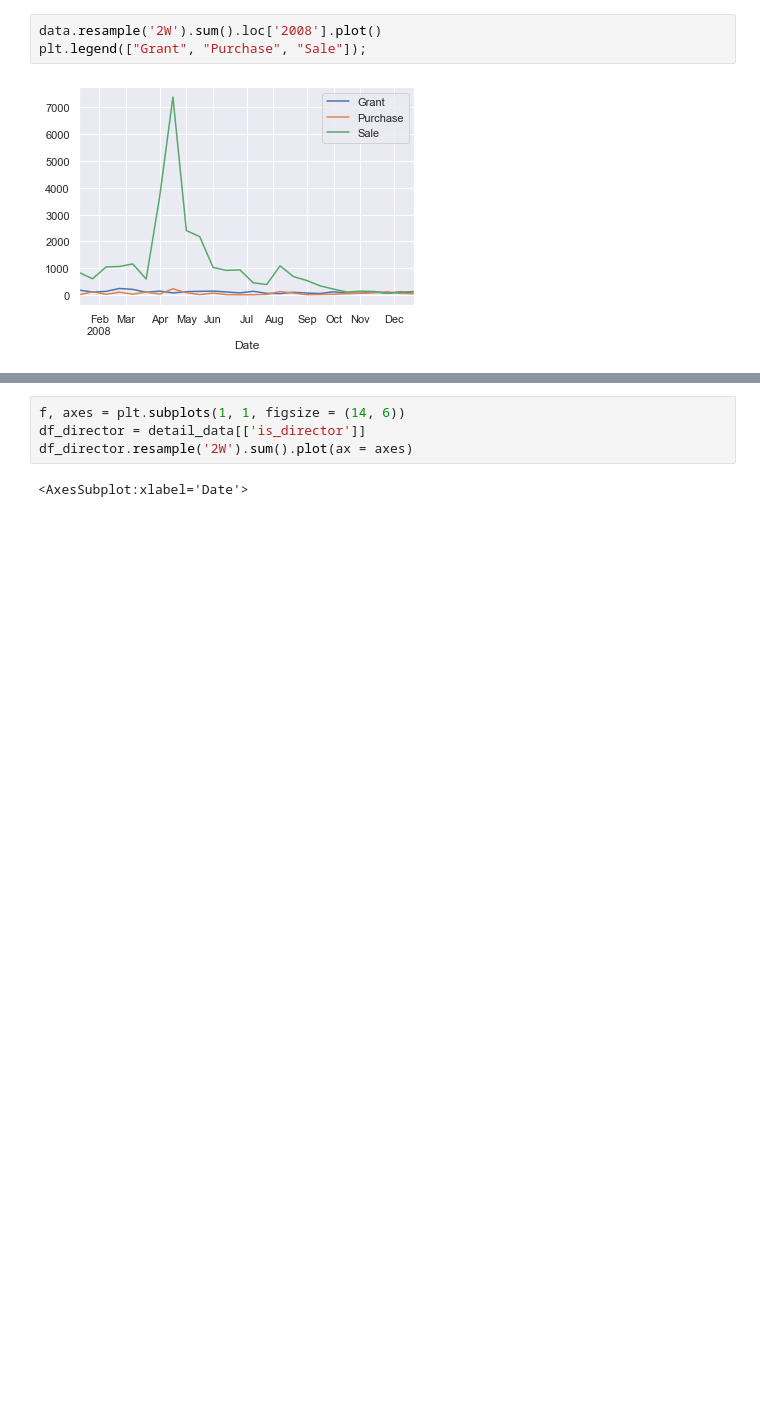
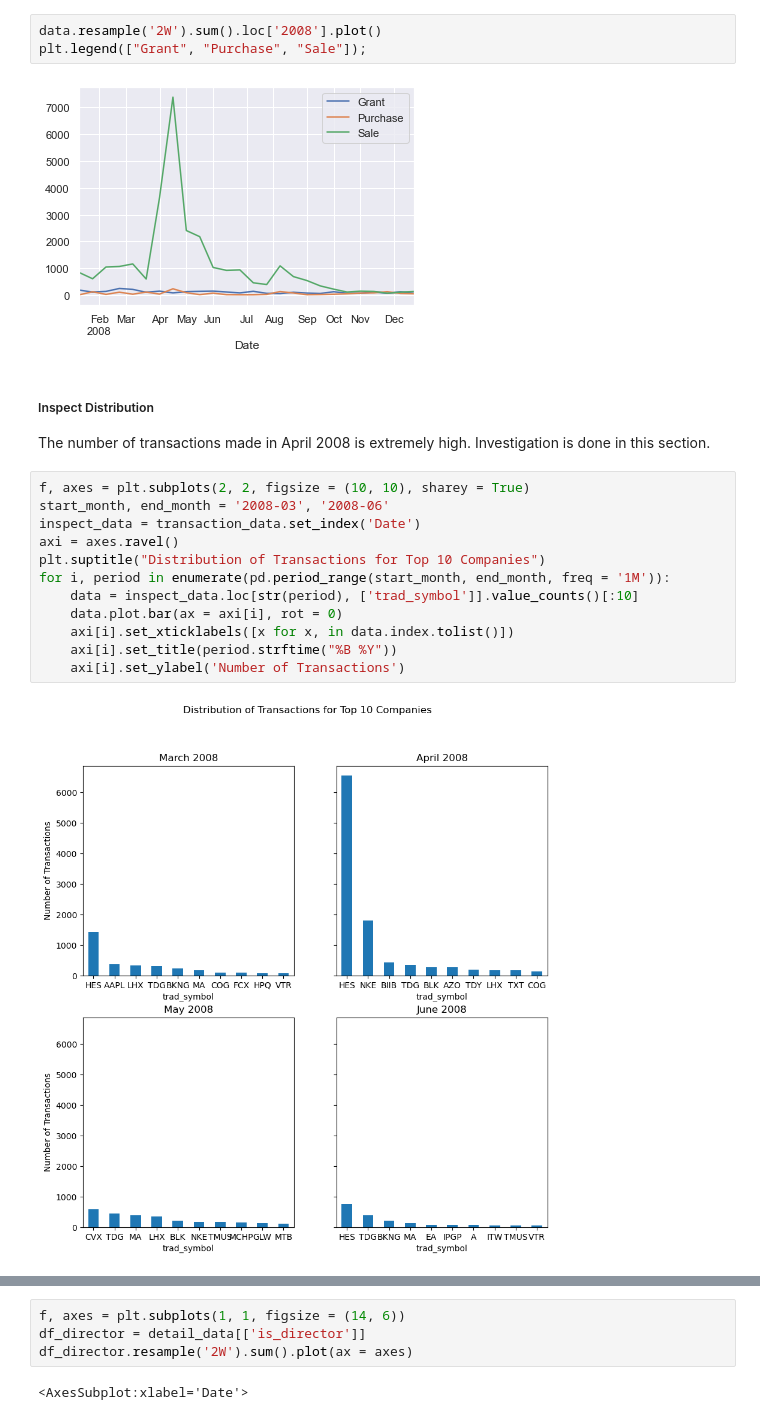
Before and after one commit to oongjiexiang/URECA-Research, a Jupyter notebook: Exploratory Analysis.ipynb, the cells around one changed output, grey strips where cells are left out. Drawn from its saved outputs; the diff is of its cells as text; blank space fills up the shorter version.

```diff
--- a/Exploratory Analysis.ipynb
+++ b/Exploratory Analysis.ipynb
@@ -664,3 +665,20 @@ data.resample('2W').sum().loc['2008'].plot()
 plt.legend(["Grant", "Purchase", "Sale"]);
 # %% [output]
 [figure]
+# %% [markdown]
+##### Inspect Distribution
+The number of transactions made in April 2008 is extremely high. Investigation is done in this section.
+# %%
+f, axes = plt.subplots(2, 2, figsize = (10, 10), sharey = True)
+start_month, end_month = '2008-03', '2008-06'
+inspect_data = transaction_data.set_index('Date')
+axi = axes.ravel()
+plt.suptitle("Distribution of Transactions for Top 10 Companies")
+for i, period in enumerate(pd.period_range(start_month, end_month, freq = '1M')):
+    data = inspect_data.loc[str(period), ['trad_symbol']].value_counts()[:10]
+    data.plot.bar(ax = axi[i], rot = 0)
+    axi[i].set_xticklabels([x for x, in data.index.tolist()])
+    axi[i].set_title(period.strftime("%B %Y"))
+    axi[i].set_ylabel('Number of Transactions')
+# %% [output]
+[figure, added]
```
Also changed, not shown: parts of 38 cells of this notebook, 2 other files.
